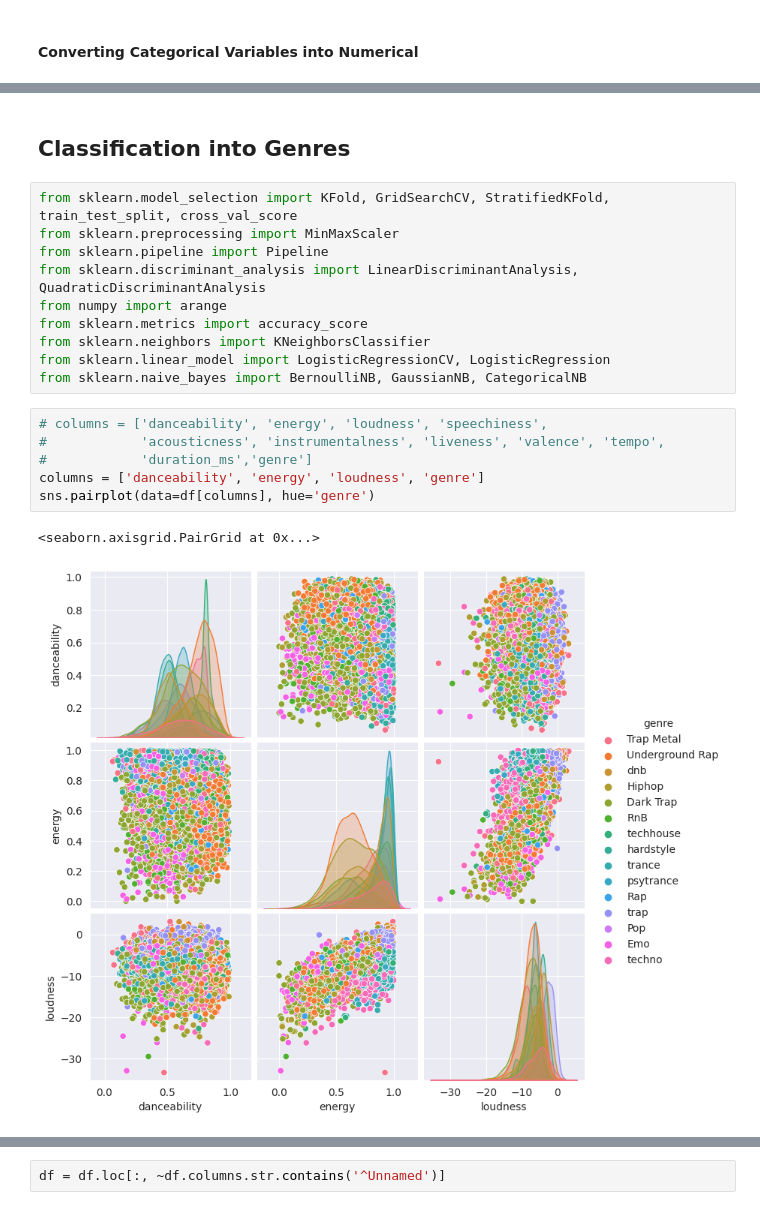
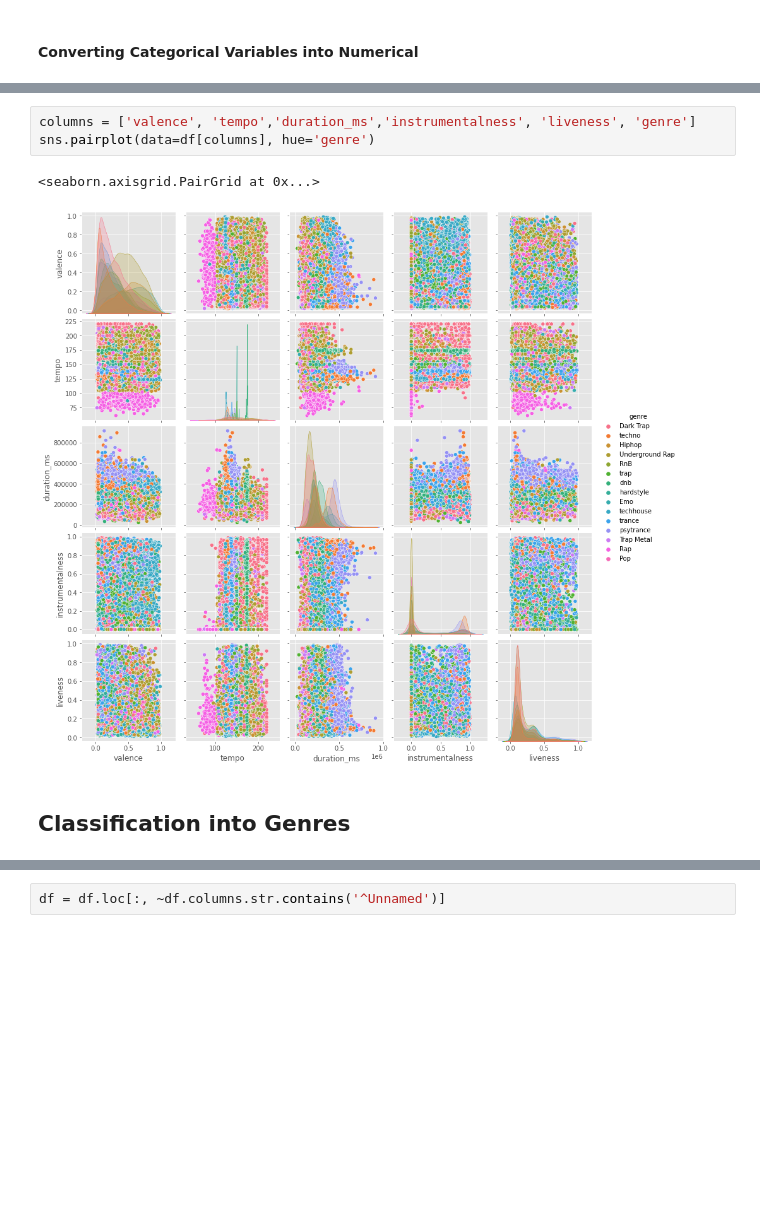
Before and after one commit to SYusupov/Spotify_Songs_Classification, a Jupyter notebook: exploring.ipynb, the cells around one changed output, grey strips where cells are left out. Saved outputs shown, nothing was run; the diff lists cells and outputs as text; blank space fills up the shorter version.

```diff
--- a/exploring.ipynb
+++ b/exploring.ipynb
@@ -345,21 +373,8 @@ df.sample(10)
+# %%
+columns = ['valence', 'tempo','duration_ms','instrumentalness', 'liveness', 'genre']
+sns.pairplot(data=df[columns], hue='genre')
+# %% [output]
+<seaborn.axisgrid.PairGrid at 0x...>
+[figure, added]
 # %% [markdown]
 ## Classification into Genres
-# %%
-from sklearn.model_selection import KFold, GridSearchCV, StratifiedKFold, train_test_split, cross_val_score
-from sklearn.preprocessing import MinMaxScaler
-from sklearn.pipeline import Pipeline
-from sklearn.discriminant_analysis import LinearDiscriminantAnalysis, QuadraticDiscriminantAnalysis
-from numpy import arange
-from sklearn.metrics import accuracy_score
-from sklearn.neighbors import KNeighborsClassifier
-from sklearn.linear_model import LogisticRegressionCV, LogisticRegression
-from sklearn.naive_bayes import BernoulliNB, GaussianNB, CategoricalNB
-# %%
-# columns = ['danceability', 'energy', 'loudness', 'speechiness',
-#            'acousticness', 'instrumentalness', 'liveness', 'valence', 'tempo',
-#            'duration_ms','genre']
-columns = ['danceability', 'energy', 'loudness', 'genre']
-sns.pairplot(data=df[columns], hue='genre')
-# %% [output]
-<seaborn.axisgrid.PairGrid at 0x...>
-[figure, removed]
```
Also changed, not shown: parts of 83 cells of this notebook.
